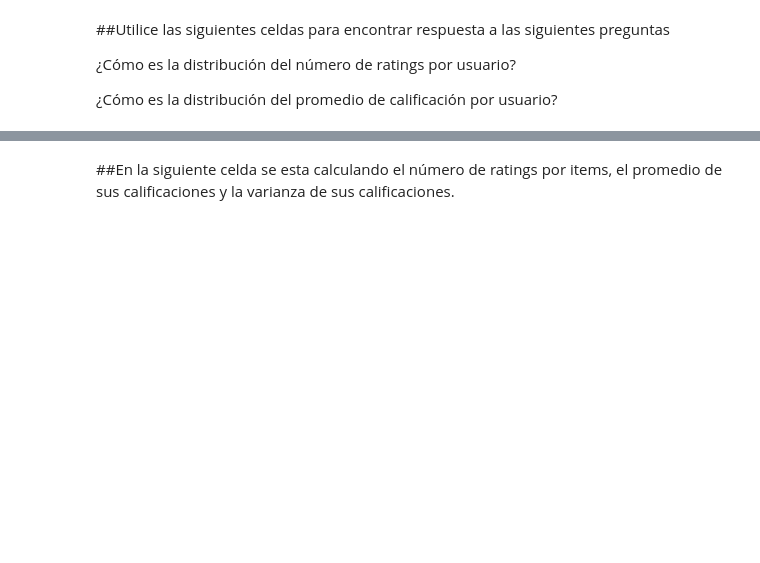
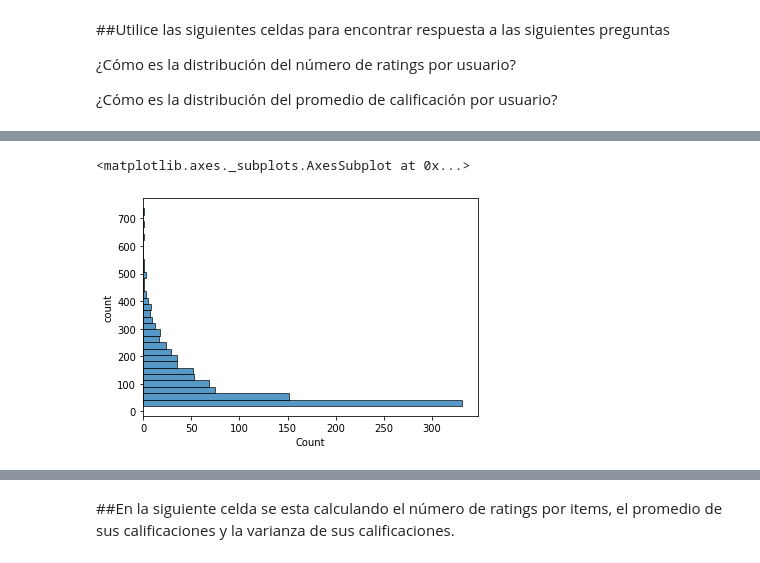
Before and after one commit to SR-11-2021-10/MINE4201-Labs, a Jupyter notebook: MINE_4201_SR_Laboratorio_1.ipynb, the cells around one changed output, grey strips where cells are left out. Cells and saved outputs as stored; diff of their text form; code cells hidden in the pictures; blank space fills up the shorter version.

```diff
--- a/MINE_4201_SR_Laboratorio_1.ipynb
+++ b/MINE_4201_SR_Laboratorio_1.ipynb
@@ -38,3 +67,3 @@ else:
 # %%
-ratings=pd.read_csv('/content/u.data', sep = '\t', names = [ 'user_id', 'item_id', 'rating', 'timestamp' ] )
+ratings=pd.read_csv(f'{dir_path}/u.data', sep = '\t', names = [ 'user_id', 'item_id', 'rating', 'timestamp' ] )
 # %%
@@ -57,4 +118,5 @@ sns.countplot(y='rating', data=ratings)
 # %% [markdown]
 ## En la siguiente celda se esta calculando el número de ratings por usuario y  el promedio de sus calificaciones, el dataframe esta ordenado por el número de calificaciones
 # %%
-ratings.groupby('user_id')['rating'].agg({'count','mean'}).sort_values(by='count', ascending=False)
+user_rating_v2 = ratings.groupby('user_id')['rating'].agg({'count','mean'}).sort_values(by='count', ascending=False)
+user_rating_v2
@@ -66,0 +157,6 @@ ratings.groupby('user_id')['rating'].agg({'count','mean'}).sort_values(by='count
+# %%
+# Distribución de ratings por usuario
+sns.histplot(y=user_rating_v2['count'], data=user_rating_v2)
+# %% [output]
+<matplotlib.axes._subplots.AxesSubplot at 0x...>
+[figure, added]
```
Also changed, not shown: parts of 22 cells of this notebook.
